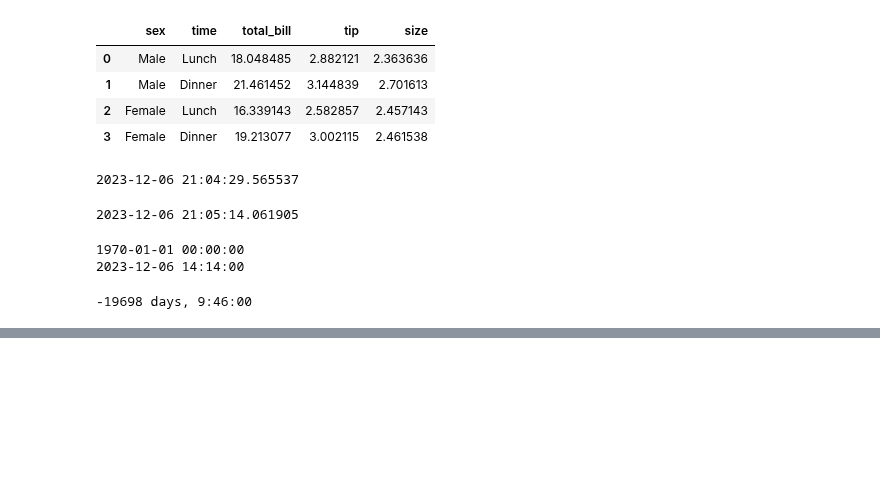
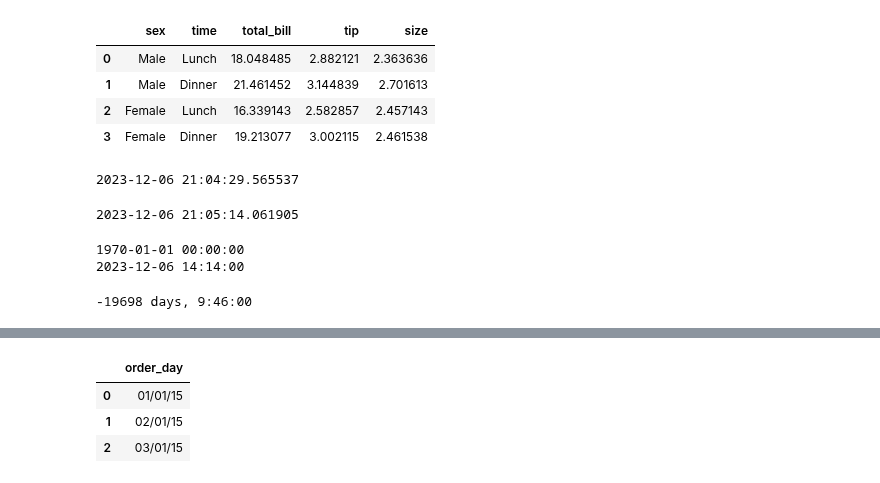
Before and after one commit to layla-focalors/pandas_learning, a Jupyter notebook: Learning_Final_Exam/Layla.ipynb, the cells around one changed output, grey strips where cells are left out. Cells and saved outputs as stored; diff of their text form; code cells hidden in the pictures; blank space fills up the shorter version.

```diff
--- a/Learning_Final_Exam/Layla.ipynb
+++ b/Learning_Final_Exam/Layla.ipynb
@@ -1015,0 +1044,10 @@ print(type(result))
+# %%
+df = pd.DataFrame({
+    'order_day' : ['01/01/15', '02/01/15', '03/01/15']
+})
+df
+# %% [output]
+|  | order_day |
+| 0 | 01/01/15 |
+| 1 | 02/01/15 |
+| 2 | 03/01/15 |
```
Also changed, not shown: parts of 11 cells of this notebook.
